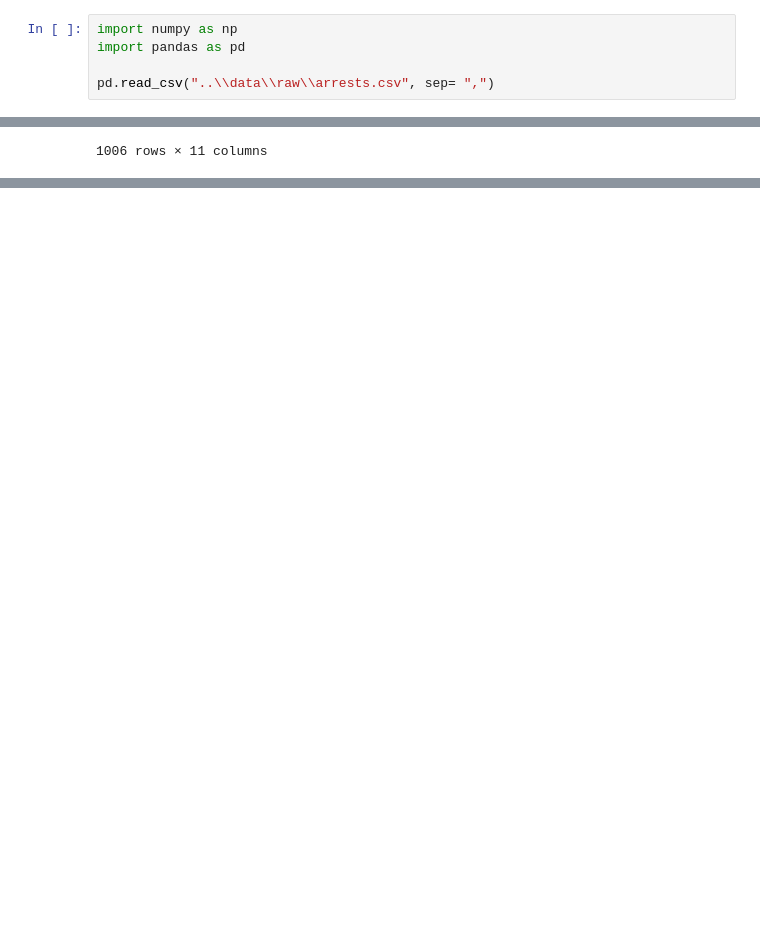
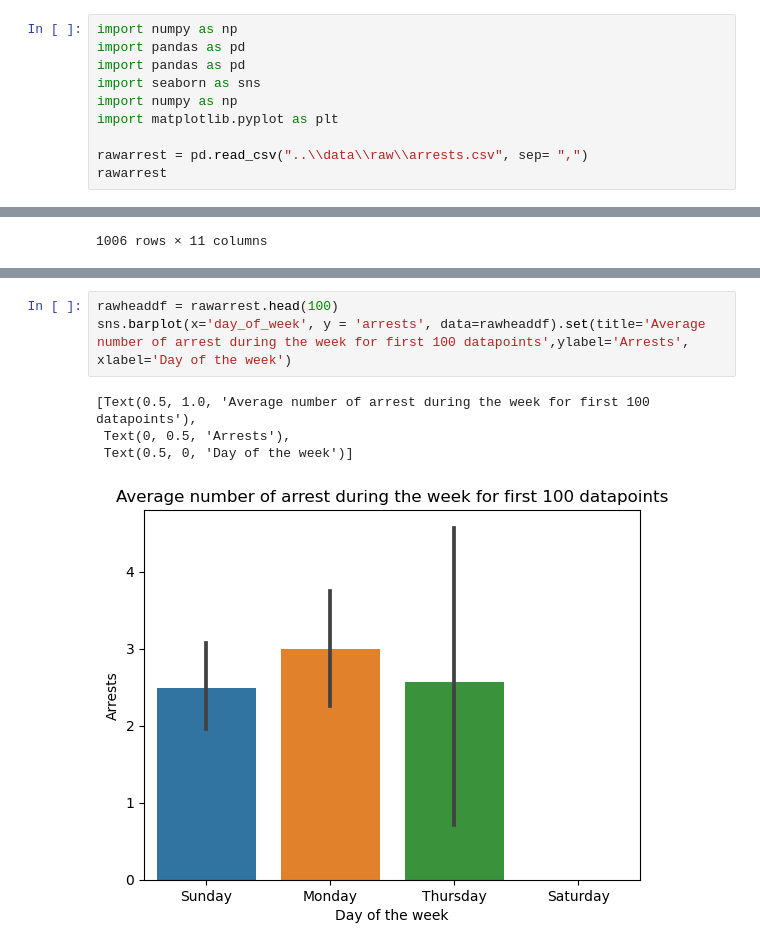
Before and after one commit to ubco-W2022T1-cosc301/project-group03, a Jupyter notebook: notebooks/analysis3.ipynb, the cells around one changed output, grey strips where cells are left out. Cells and saved outputs as stored; diff of their text form; blank space fills up the shorter version.

Commit message:
Added EDA, Processed data

```diff
--- a/notebooks/analysis3.ipynb
+++ b/notebooks/analysis3.ipynb
@@ -9,8 +9,13 @@ We wanted to look at how psycological influences affect fan/spectator behavior d
 # %%
 import numpy as np
 import pandas as pd
+import pandas as pd
+import seaborn as sns
+import numpy as np
+import matplotlib.pyplot as plt
 
-pd.read_csv("..\\data\\raw\\arrests.csv", sep= ",")
+rawarrest = pd.read_csv("..\\data\\raw\\arrests.csv", sep= ",")
+rawarrest
 # %% [output]
 |  | season | week_num | day_of_week | gametime_local | home_team | away_team | home_score | away_score | OT_flag | ... |
 | 0 | 2011 | 1 | Sunday | 1:15:00 PM | Arizona | Carolina | 28 | 21 | NaN | ... |
@@ -31,0 +171,8 @@ pwd
+# %%
+rawheaddf = rawarrest.head(100)
+sns.barplot(x='day_of_week', y = 'arrests', data=rawheaddf).set(title='Average number of arrest during the week for first 100 datapoints',ylabel='Arrests', xlabel='Day of the week')
+# %% [output]
+[Text(0.5, 1.0, 'Average number of arrest during the week for first 100 datapoints'),
+ Text(0, 0.5, 'Arrests'),
+ Text(0.5, 0, 'Day of the week')]
+[figure, added]
```
Also changed, not shown: parts of 33 cells of this notebook, 1 other file.
